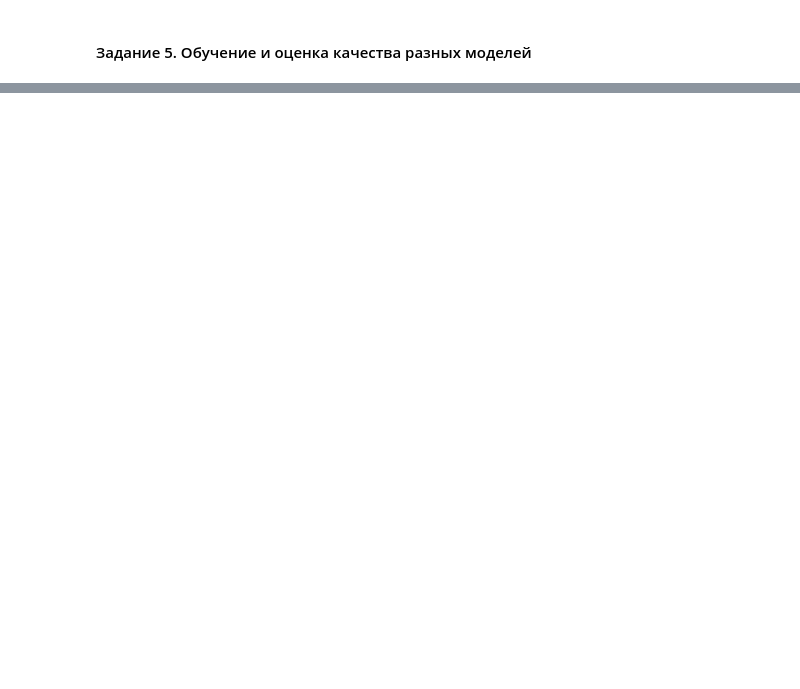
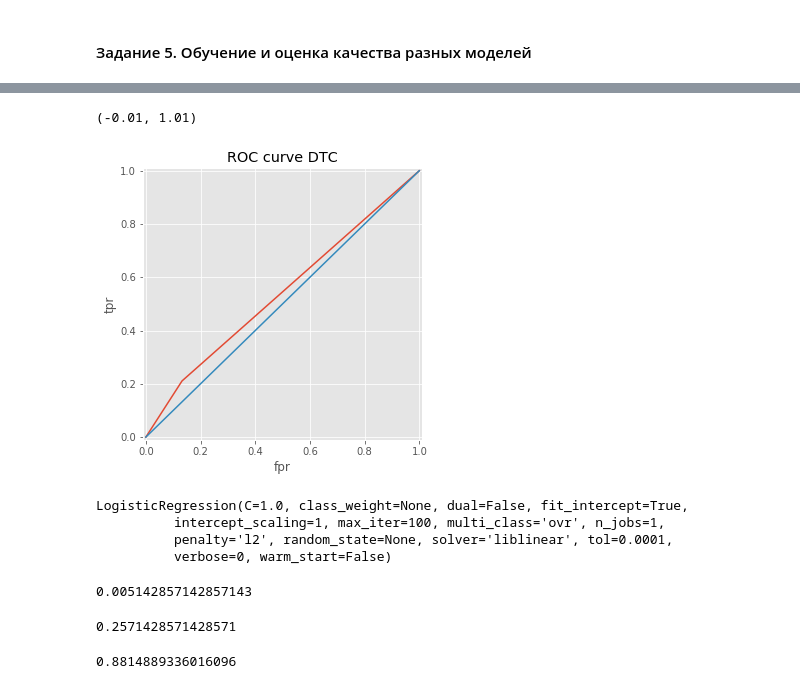
Before and after one commit to smorodnikova/sfml, a Jupyter notebook: ml-intro-hw/ml-intro-hw.ipynb, the cells around one changed output, grey strips where cells are left out. Cells and saved outputs as stored; diff of their text form; code cells hidden in the pictures; blank space fills up the shorter version.

```diff
--- a/ml-intro-hw/ml-intro-hw.ipynb
+++ b/ml-intro-hw/ml-intro-hw.ipynb
@@ -885,0 +996,2 @@ from sklearn.metrics import accuracy_score, precision_score, recall_score
+# %%
+dtc=DecisionTreeClassifier()
@@ -885,0 +1007,19 @@ from sklearn.metrics import accuracy_score, precision_score, recall_score
+# %%
+predict_dtc=dtc.predict_proba(x_test)
+# %%
+%matplotlib inline
+from matplotlib import pyplot as plt
+from sklearn.metrics import roc_auc_score, roc_curve
+fpr, tpr, thresholds = roc_curve(y_test, predict_dtc[:,1])
+plt.figure(figsize=(5, 5))
+plt.plot(fpr, tpr)
+plt.plot([0, 1], [0, 1])
+plt.ylabel('tpr')
+plt.xlabel('fpr')
+plt.grid(True)
+plt.title('ROC curve DTC')
+plt.xlim((-0.01, 1.01))
+plt.ylim((-0.01, 1.01))
+# %% [output]
+(-0.01, 1.01)
+[figure, added]
@@ -885,0 +1028,7 @@ from sklearn.metrics import accuracy_score, precision_score, recall_score
+# %%
+lrs.fit(x,y)
+# %% [output]
+LogisticRegression(C=1.0, class_weight=None, dual=False, fit_intercept=True,
+          intercept_scaling=1, max_iter=100, multi_class='ovr', n_jobs=1,
+          penalty='l2', random_state=None, solver='liblinear', tol=0.0001,
+          verbose=0, warm_start=False)
@@ -885,0 +1037,12 @@ from sklearn.metrics import accuracy_score, precision_score, recall_score
+# %%
+recall_score(y_test, predict_lrs)
+# %% [output]
+0.005142857142857143
+# %%
+precision_score(y_test, predict_lrs)
+# %% [output]
+0.2571428571428571
+# %%
+accuracy_score(y_test,predict_lrs)
+# %% [output]
+0.8814889336016096
```
Also changed, not shown: parts of 27 cells of this notebook.
